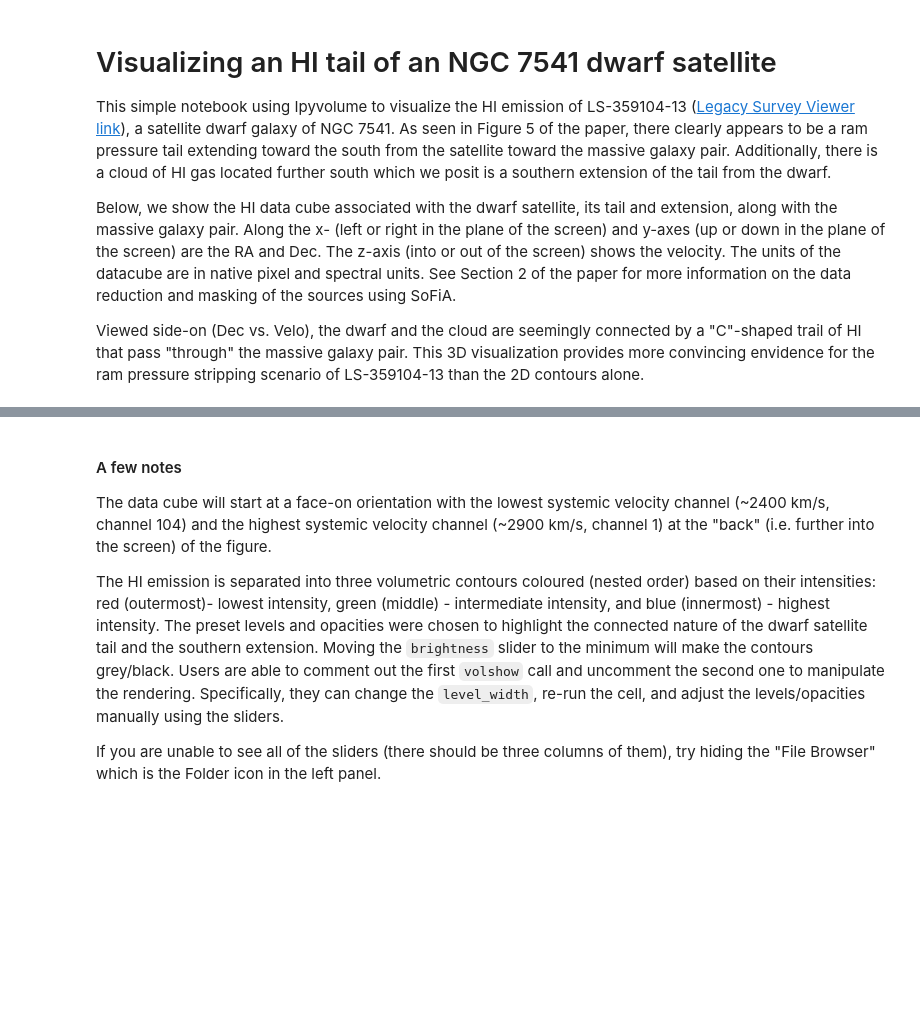
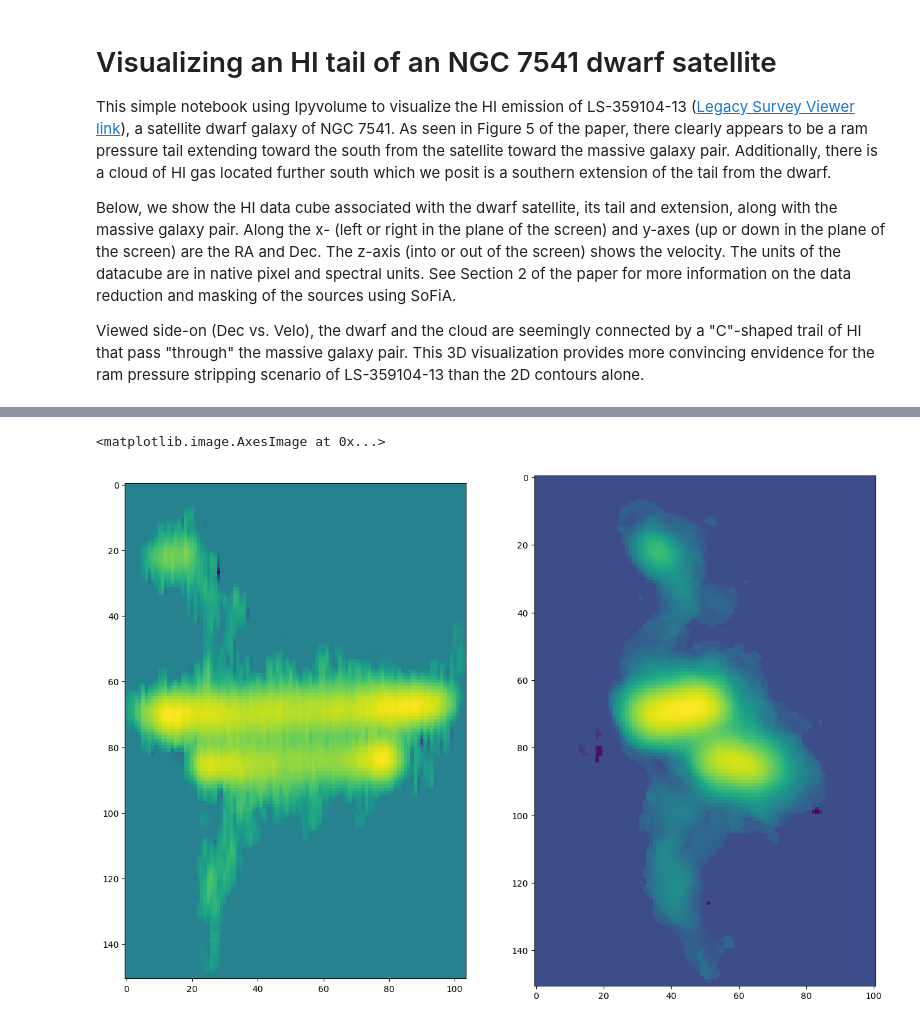
Before and after one commit to ananthankarunakaran/NGC7541_3D, a Jupyter notebook: ngc7541_tail.ipynb, the cells around one changed output, grey strips where cells are left out. Drawn from its saved outputs; the diff is of its cells as text; code cells hidden in the pictures; blank space fills up the shorter version.

```diff
--- a/ngc7541_tail.ipynb
+++ b/ngc7541_tail.ipynb
@@ -12,10 +42,2 @@ from astropy.io import fits
 # %%
-data = fits.getdata('NGC7541.tailsubcube.robust2.masked.fits')
+cube = SpectralCube.read('./NGC7541.tailsubcube.robust2.masked.fits')
-# %% [markdown]
-#### A few notes
-
-The data cube will start at a face-on orientation with the lowest systemic velocity channel (\~2400 km/s, channel 104) and the highest systemic velocity channel (\~2900 km/s, channel 1) at the "back" (i.e. further into the screen) of the figure.
-
-The HI emission is separated into three volumetric contours coloured (nested order) based on their intensities: red (outermost)- lowest intensity, green (middle) - intermediate intensity, and blue (innermost) - highest intensity. The preset levels and opacities were chosen to highlight the connected nature of the dwarf satellite tail and the southern extension. Moving the ``brightness`` slider to the minimum will make the contours grey/black. Users are able to comment out the first ``volshow`` call and uncomment the second one to manipulate the rendering. Specifically, they can change the ``level_width``, re-run the cell, and adjust the levels/opacities manually using the sliders.
-
-If you are unable to see all of the sliders (there should be three columns of them), try hiding the "File Browser" which is the Folder icon in the left panel.
@@ -32,0 +44,16 @@ ipv.show()
+# %%
+dec_vel = cube.moment(order=0,axis=2)
+ra_dec = cube.moment(order=0,axis=0)
+ra_vel = cube.moment(order=0,axis=1)
+# %%
+norm_dv = simple_norm(dec_vel.data,'log')
+norm_rd = simple_norm(ra_dec.data,'log')
+
+plt.figure(figsize=(24,24))
+ax1 = plt.subplot(131)
+ax1.imshow(dec_vel.value.T[::-1],norm=norm_dv)
+ax2 = plt.subplot(132)
+ax2.imshow(ra_dec.data[::-1],norm=norm_rd)
+# %% [output]
+<matplotlib.image.AxesImage at 0x...>
+[figure, added]
```
Also changed, not shown: parts of 6 cells of this notebook.
